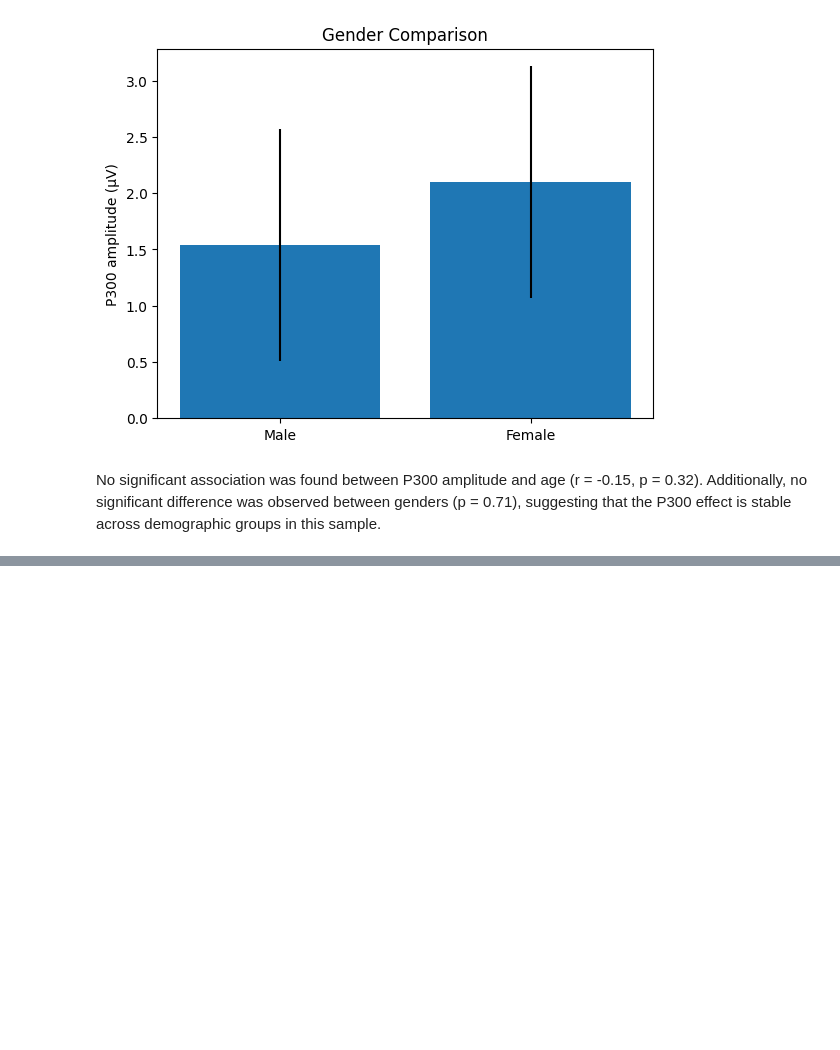
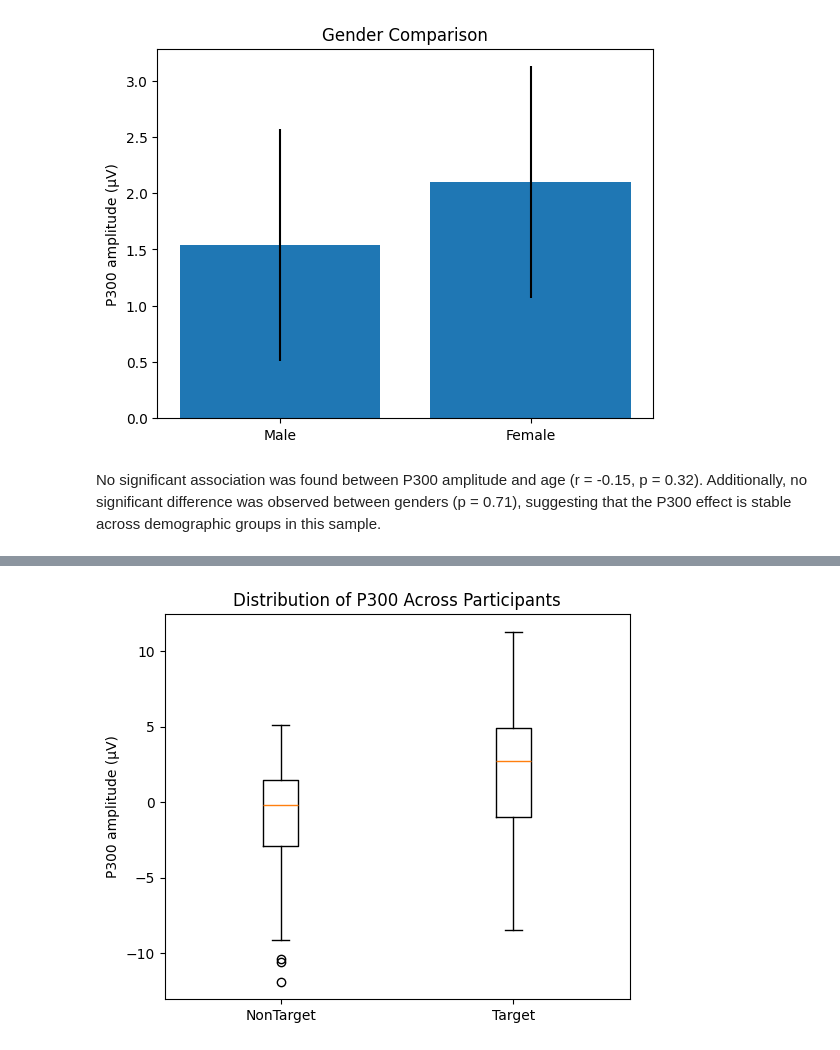
Before and after one commit to samuellee77/p300-oddball, a Jupyter notebook: group_level.ipynb, the cells around one changed output, grey strips where cells are left out. Saved outputs shown, nothing was run; the diff lists cells and outputs as text; code cells hidden in the pictures; blank space fills up the shorter version.

```diff
--- a/group_level.ipynb
+++ b/group_level.ipynb
@@ -338,0 +356,11 @@ No significant association was found between P300 amplitude and age (r = -0.15,
+# %%
+fig, ax = plt.subplots(figsize=(6,5))
+
+ax.boxplot([p300_nontargets, p300_targets], labels=["NonTarget","Target"])
+
+ax.set_ylabel("P300 amplitude (µV)")
+ax.set_title("Distribution of P300 Across Participants")
+
+plt.show()
+# %% [output]
+[figure, added]
```
Also changed, not shown: parts of 2 cells of this notebook, 1 other file.
